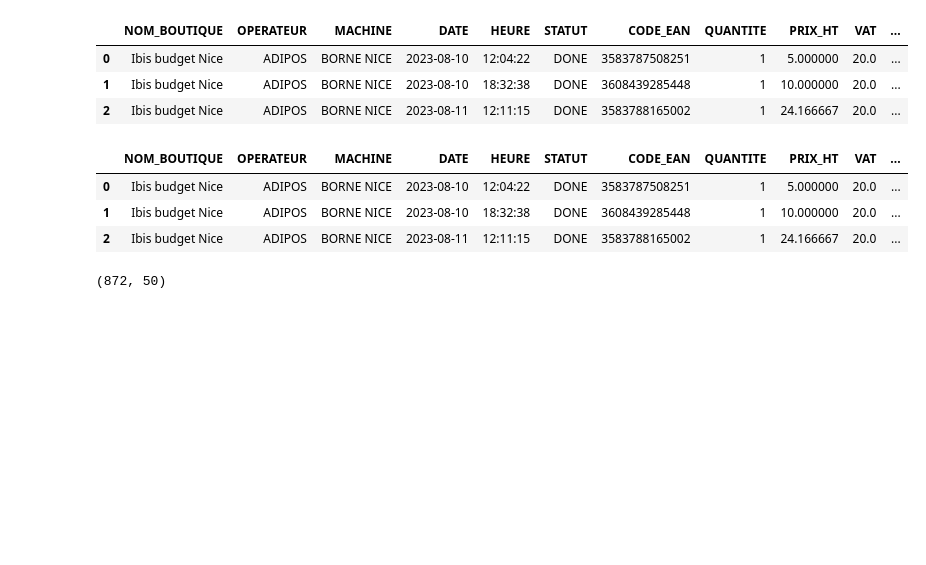
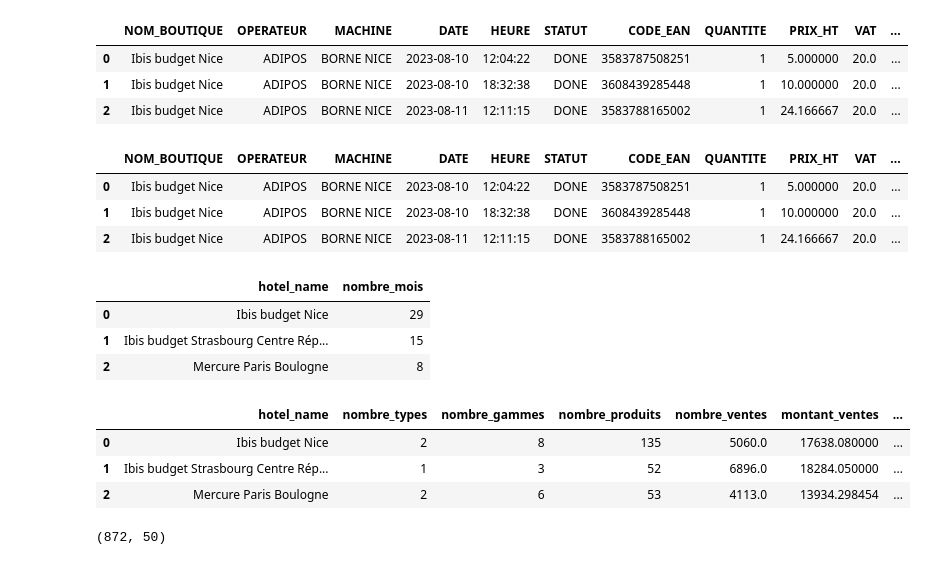
Before and after one commit to klaghmari-github/hotels, a Jupyter notebook: accor/main.ipynb, the cells around one changed output. Cells and saved outputs as stored; diff of their text form; code cells hidden in the pictures; blank space fills up the shorter version.

```diff
--- a/accor/main.ipynb
+++ b/accor/main.ipynb
@@ -349,13 +1,3 @@ v_sales_model_template.head(3)
-# %%
-import duckdb
-import pandas as pd
-
-pd.set_option('display.max_columns', None)
-pd.set_option('display.max_colwidth', None)
-pd.set_option('display.width', 0)                # Force le scrollbar horizontal
-pd.set_option('display.expand_frame_repr', True)
-
-pd.set_option('display.max_rows', None)
 # %%
 import duckdb
 import pandas as pd
@@ -738,6 +469,21 @@ self.view_df("v_sales_model").head(3)
 | 0 | Ibis budget Nice | ADIPOS | BORNE NICE | 2023-08-10 | 12:04:22 | DONE | 3583787508251 | 1 | 5.000000 | 20.0 | ... |
 | 1 | Ibis budget Nice | ADIPOS | BORNE NICE | 2023-08-10 | 18:32:38 | DONE | 3608439285448 | 1 | 10.000000 | 20.0 | ... |
 | 2 | Ibis budget Nice | ADIPOS | BORNE NICE | 2023-08-11 | 12:11:15 | DONE | 3583788165002 | 1 | 24.166667 | 20.0 | ... |
+# %%
+self.view_df("v_nombre_mois").head(3)
+# %% [output]
+|  | hotel_name | nombre_mois |
+| 0 | Ibis budget Nice | 29 |
+| 1 | Ibis budget Strasbourg Centre Rép... | 15 |
+| 2 | Mercure Paris Boulogne | 8 |
+# %%
+self.drop_if_exists_view("v_paniers_ventes_mois")
+self.view_df("v_paniers_ventes_mois").head(3)
+# %% [output]
+|  | hotel_name | nombre_types | nombre_gammes | nombre_produits | nombre_ventes | montant_ventes | ... |
+| 0 | Ibis budget Nice | 2 | 8 | 135 | 5060.0 | 17638.080000 | ... |
+| 1 | Ibis budget Strasbourg Centre Rép... | 1 | 3 | 52 | 6896.0 | 18284.050000 | ... |
+| 2 | Mercure Paris Boulogne | 2 | 6 | 53 | 4113.0 | 13934.298454 | ... |
 # %%
 print(self.v_sales_model_template.shape)
 self.v_sales_model_template.head(3)
```
Also changed, not shown: parts of 12 cells of this notebook.
